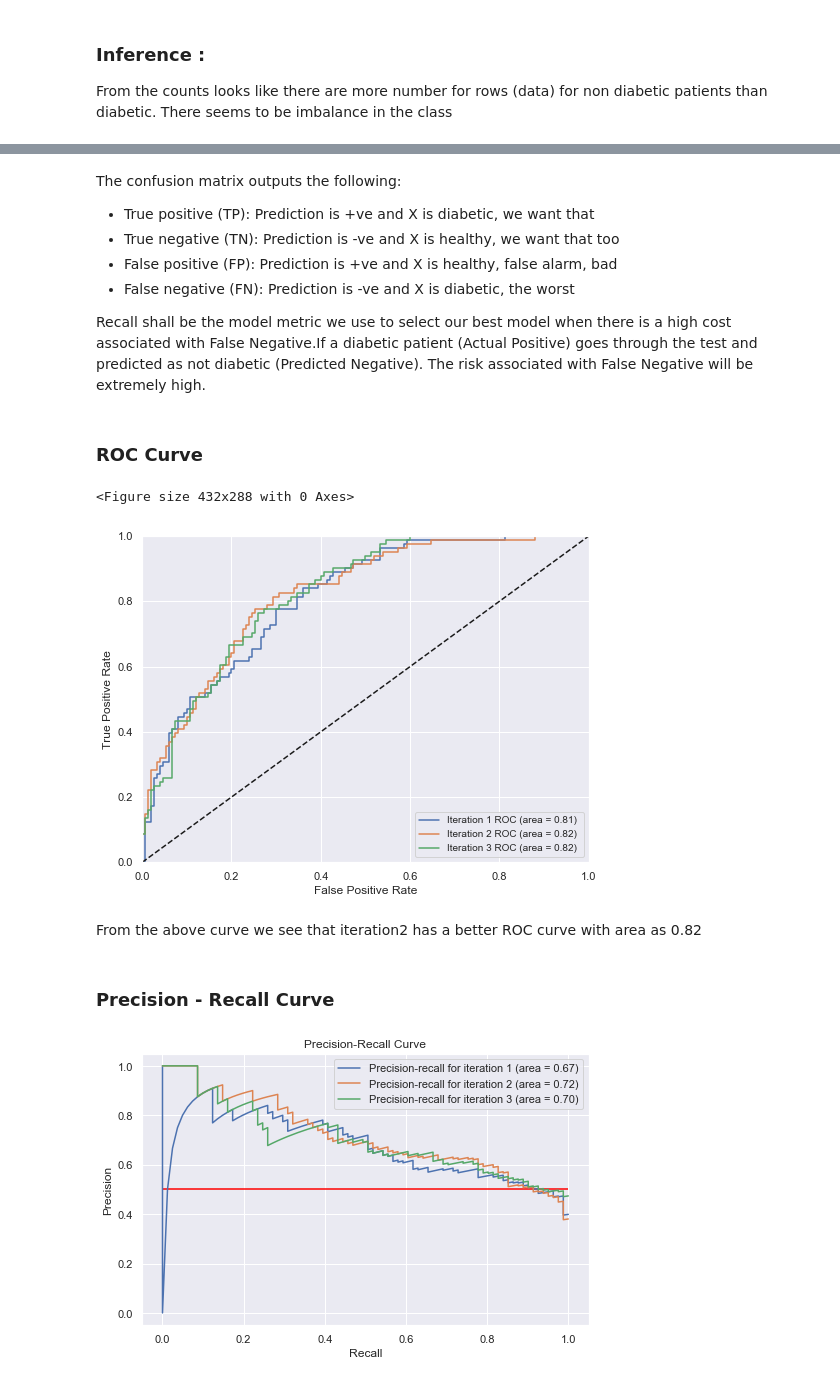
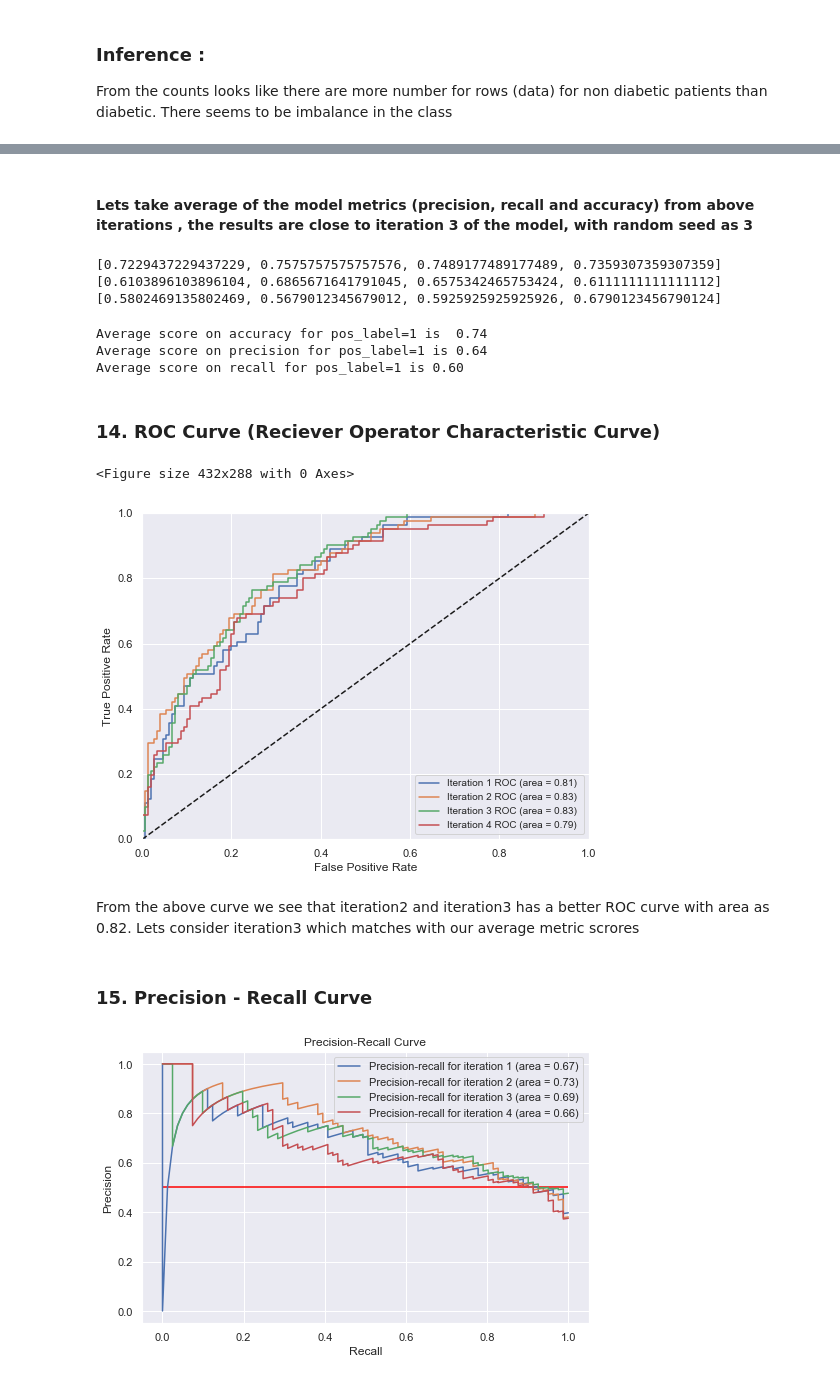
Before and after one commit to divya-r-kamat/AI_ML_Projects, a Jupyter notebook: python/project/module_3/Pima Diabetes - Supervised Learning (Naive Bayes).ipynb, the cells around one changed output, grey strips where cells are left out. Saved outputs shown, nothing was run; the diff lists cells and outputs as text; code cells hidden in the pictures.

```diff
--- a/python/project/module_3/Pima Diabetes - Supervised Learning (Naive Bayes).ipynb
+++ b/python/project/module_3/Pima Diabetes - Supervised Learning (Naive Bayes).ipynb
@@ -324,3 +324,23 @@ df_out= impute_outlier(df_in,'Pregnancies')
+# %%
+## Impute Age using the upper bound value
+q3 = df['Age'].quantile(0.75)
+q1 = df['Age'].quantile(0.25)
+
+iqr = q3-q1 #Interquartile range
+fence_low  = q1-1.5*iqr
+fence_high = q3+1.5*iqr
+
+df_out['Age'].loc[(df_out['Age'] > math.floor(fence_high))] = math.floor(fence_high)
+# %%
+## Impute Pregnancies using the upper bound value
+q3 = df['Pregnancies'].quantile(0.75)
+q1 = df['Pregnancies'].quantile(0.25)
+
+iqr = q3-q1 #Interquartile range
+fence_low  = q1-1.5*iqr
+fence_high = q3+1.5*iqr
+
+df_out['Pregnancies'].loc[(df_out['Pregnancies'] > math.floor(fence_high))] = math.floor(fence_high)
 # %%
 df_in.info()
 # %% [output]
@@ -445,7 +483,11 @@ X.head()
 # %%
 clf = GaussianNB()
 
-for i in range(1,4):
+accuracy_scores = []
+recall_scores = []
+precision_scores = []
+
+for i in range(1,5):
     X_train,X_test,y_train,y_test=train_test_split(X,y,random_state=i,test_size=0.30,stratify=y)
 
     clf.fit(X_train, y_train)
@@ -458,6 +500,10 @@ for i in range(1,4):
 
     print(classification_report(y_test,y_predicted))
     print("=======================================================\n")
+
+    accuracy_scores.append(accuracy_score(y_test, y_predicted))
+    recall_scores.append(recall_score(y_test, y_predicted))
+    precision_scores.append(precision_score(y_test, y_predicted))
 # %% [output]
 Iteration -  1
 
@@ -476,22 +522,31 @@ avg / total       0.72      0.73      0.73       231
 avg / total       0.74      0.74      0.74       231
 
 =======================================================
-# %% [markdown]
-The confusion matrix outputs the following:
-- True positive (TP): Prediction is +ve and X is diabetic, we want that
-- True negative (TN): Prediction is -ve and X is healthy, we want that too
-- False positive (FP): Prediction is +ve and X is healthy, false alarm, bad
-- False negative (FN): Prediction is -ve and X is diabetic, the worst
-
-
-Recall shall be the model metric we use to select our best model when there is a high cost associated with False Negative.If a diabetic patient (Actual Positive) goes through the test and predicted as not diabetic (Predicted Negative). The risk  associated with False Negative will be extremely high.
+# %% [markdown]
+#### Lets take average of the model metrics (precision, recall and accuracy) from above iterations , the results are close to iteration 3 of the model, with random seed as 3
+# %%
+print(accuracy_scores)
+print(precision_scores)
+print(recall_scores)
+# %% [output]
+[0.7229437229437229, 0.7575757575757576, 0.7489177489177489, 0.7359307359307359]
+[0.6103896103896104, 0.6865671641791045, 0.6575342465753424, 0.6111111111111112]
+[0.5802469135802469, 0.5679012345679012, 0.5925925925925926, 0.6790123456790124]
+# %%
+print("Average score on accuracy for pos_label=1 is  %0.2f" % np.mean(accuracy_scores) )
+print("Average score on precision for pos_label=1 is %0.2f" % np.mean(precision_scores) )
+print("Average score on recall for pos_label=1 is %0.2f" % np.mean(recall_scores) )
+# %% [output]
+Average score on accuracy for pos_label=1 is  0.74
+Average score on precision for pos_label=1 is 0.64
+Average score on recall for pos_label=1 is 0.60
 # %% [markdown]
-### ROC Curve
+### 14. ROC Curve (Reciever Operator Characteristic Curve)
 # %%
 plt.clf()
 plt.figure(figsize=(8,6))
 
-for i in range(1,4):
+for i in range(1,5):
     X_train,X_test,y_train,y_test=train_test_split(X,y,random_state=i,test_size=0.30,stratify=y)
 
     clf.fit(X_train, y_train)
@@ -512,32 +567,32 @@ plt.legend(loc=0, fontsize='small')
 plt.show()
 # %% [output]
 <Figure size 432x288 with 0 Axes>
-[figure, old version]
+[figure, new version]
 # %% [markdown]
-From the above curve we see that iteration2 has a better ROC curve with area as 0.82
+From the above curve we see that iteration2 and iteration3 has a better ROC curve with area as 0.82. Lets consider iteration3 which matches with our average metric scrores
 # %% [markdown]
-### Precision - Recall Curve
+### 15. Precision - Recall Curve
 # %%
 plt.figure(figsize=(8,5))
 
-for i in range(1,4):
+for i in range(1,5):
     X_train,X_test,y_train,y_test=train_test_split(X,y,random_state=i,test_size=0.30,stratify=y)
 
     clf.fit(X_train, y_train)
     y_predicted = clf.predict(X_test)
 
     y_pred_proba = clf.predict_proba(X_test)[:, 1]
 
     precision,recall,thresholds= precision_recall_curve(y_test,  y_pred_proba)
     ap = average_precision_score(y_test, y_pred_proba)
     plt.plot(recall,precision,label='Precision-recall for iteration %s (area = %0.2f)'%(i,ap))
 
 plt.xlabel('Recall')
 plt.ylabel('Precision')
 plt.title('Precision-Recall Curve')
 plt.hlines(y=0.5,xmin=0,xmax=1,color='red')
 plt.legend()
 plt.show()
 # %% [output]
-[figure, old version]
+[figure, new version]
 # %% [markdown]
```
Also changed, not shown: parts of 20 cells of this notebook.
